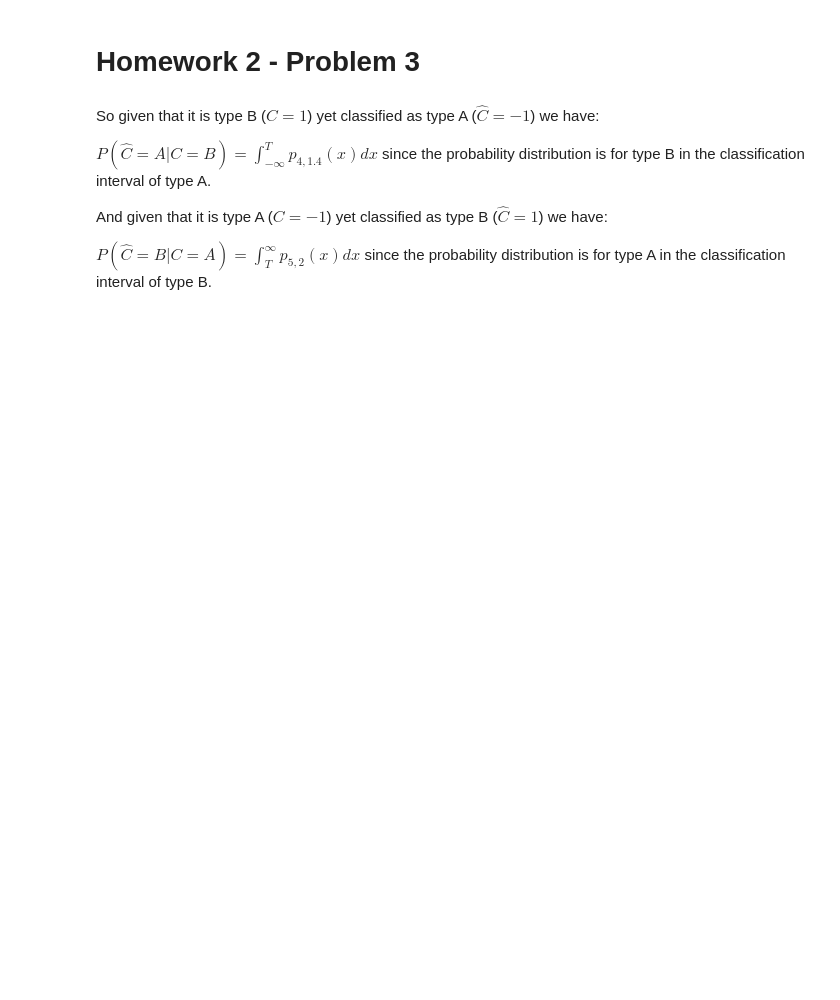
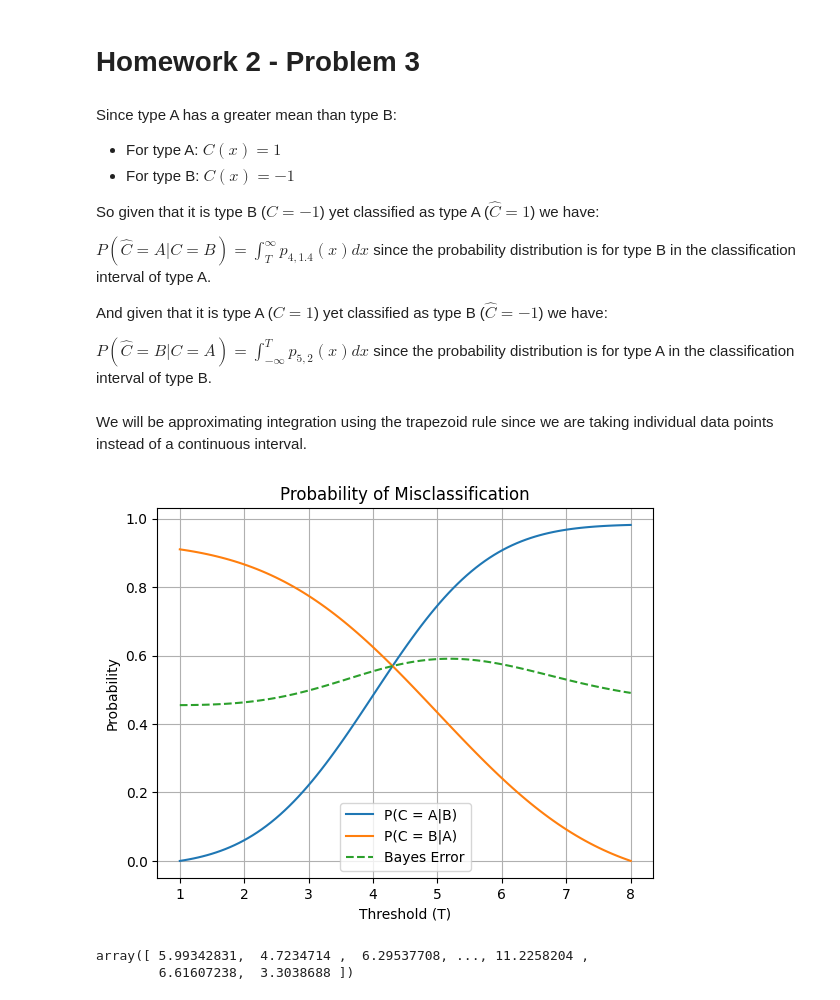
Before and after one commit to DataScienceAndEngineering/hw2p3-s24-classification-of-1-d-data-and-bayes-error-wplam107, a Jupyter notebook: hw2p3.ipynb, the cells around one changed output. Saved outputs shown, nothing was run; the diff lists cells and outputs as text; code cells hidden in the pictures; blank space fills up the shorter version.

Commit message:
added part b curves

```diff
--- a/hw2p3.ipynb
+++ b/hw2p3.ipynb
@@ -5,16 +5,26 @@ import numpy as np
 import matplotlib.pyplot as plt
 # %% [markdown]
 
-So given that it is type B ($C = 1$) yet classified as type A ($\hat{C} = -1$) we have:
+Since type A has a greater mean than type B:
 
-$P(\hat{C} = A|C = B) = \int_{-\infty}^{T}p_{4,1.4}(x)dx$ since the probability distribution is for type B in the classification interval of type A.
+- For type A: $C(x) = 1$
+- For type B: $C(x) = -1$
 
-And given that it is type A ($C = -1$) yet classified as type B ($\hat{C} = 1$) we have:
+So given that it is type B ($C = -1$) yet classified as type A ($\hat{C} = 1$) we have:
 
-$P(\hat{C} = B|C = A) = \int_{T}^{\infty}p_{5,2}(x)dx$ since the probability distribution is for type A in the classification interval of type B.
+$P(\hat{C} = A|C = B) = \int_{T}^{\infty}p_{4,1.4}(x)dx$ since the probability distribution is for type B in the classification interval of type A.
+
+And given that it is type A ($C = 1$) yet classified as type B ($\hat{C} = -1$) we have:
+
+$P(\hat{C} = B|C = A) = \int_{-\infty}^{T}p_{5,2}(x)dx$ since the probability distribution is for type A in the classification interval of type B.
+# %% [markdown]
+We will be approximating integration using the trapezoid rule since we are taking individual data points instead of a continuous interval.
 # %%
+# Probability density function
 def calculate_prob(xs: np.array, mu: float, sigma: float) -> np.array:
-    exp = np.exp(-(1 / (2 * sigma)) * (xs - mu)**2)
-    prob = (1 / (sigma * np.sqrt(2 * np.pi))) * exp
+    first = 1 / (sigma * np.sqrt(2 * np.pi))
+    expo_1 = -1 / 2
+    expo_2 = ((xs - mu) / sigma) ** 2
+    exp = np.exp(expo_1 * expo_2)
 
-    return prob
+    return first * exp
@@ -23,0 +31,38 @@ ts = np.linspace(1, 8, 1000)
+# %%
+A_mu = 5
+A_sigma = 2
+B_mu = 4
+B_sigma = 1.4
+
+threshold_values = np.linspace(1, 8, num=100)
+
+prob_class_A_given_B = []
+prob_class_B_given_A = []
+for T in threshold_values:
+    x_values_B = np.linspace(1, T, num=1000)
+    y_values_B = calculate_prob(x_values_B, B_mu, B_sigma)
+    prob_error_B_as_A = ((x_values_B[1:] - x_values_B[:-1]) * 1/2 * (y_values_B[1:] + y_values_B[:-1])).sum()
+    prob_class_A_given_B.append(prob_error_B_as_A)
+
+    x_values_A = np.linspace(T, 8, num=1000)
+    y_values_A = calculate_prob(x_values_A, A_mu, A_sigma)
+    prob_error_A_as_B = ((x_values_A[1:] - x_values_A[:-1]) * 1/2 * (y_values_A[1:] + y_values_A[:-1])).sum()
+    prob_class_B_given_A.append(prob_error_A_as_B)
+
+prob_miss_classification = [
+    (prob_A_given_B + prob_B_given_A) / 2
+    for prob_A_given_B, prob_B_given_A
+    in zip(prob_class_A_given_B, prob_class_B_given_A)
+]
+
+plt.plot(threshold_values, prob_class_A_given_B, label='P(C = A|B)')
+plt.plot(threshold_values, prob_class_B_given_A, label='P(C = B|A)')
+plt.plot(threshold_values, prob_miss_classification, label='Bayes Error', linestyle='--')
+plt.xlabel('Threshold (T)')
+plt.ylabel('Probability')
+plt.title('Probability of Misclassification')
+plt.legend()
+plt.grid(True)
+plt.show()
+# %% [output]
+[figure, added]
@@ -23,0 +75,5 @@ ts = np.linspace(1, 8, 1000)
+# %%
+bean_A_weights
+# %% [output]
+array([ 5.99342831,  4.7234714 ,  6.29537708, ..., 11.2258204 ,
+        6.61607238,  3.3038688 ])
```
Also changed, not shown: parts of 2 cells of this notebook.
